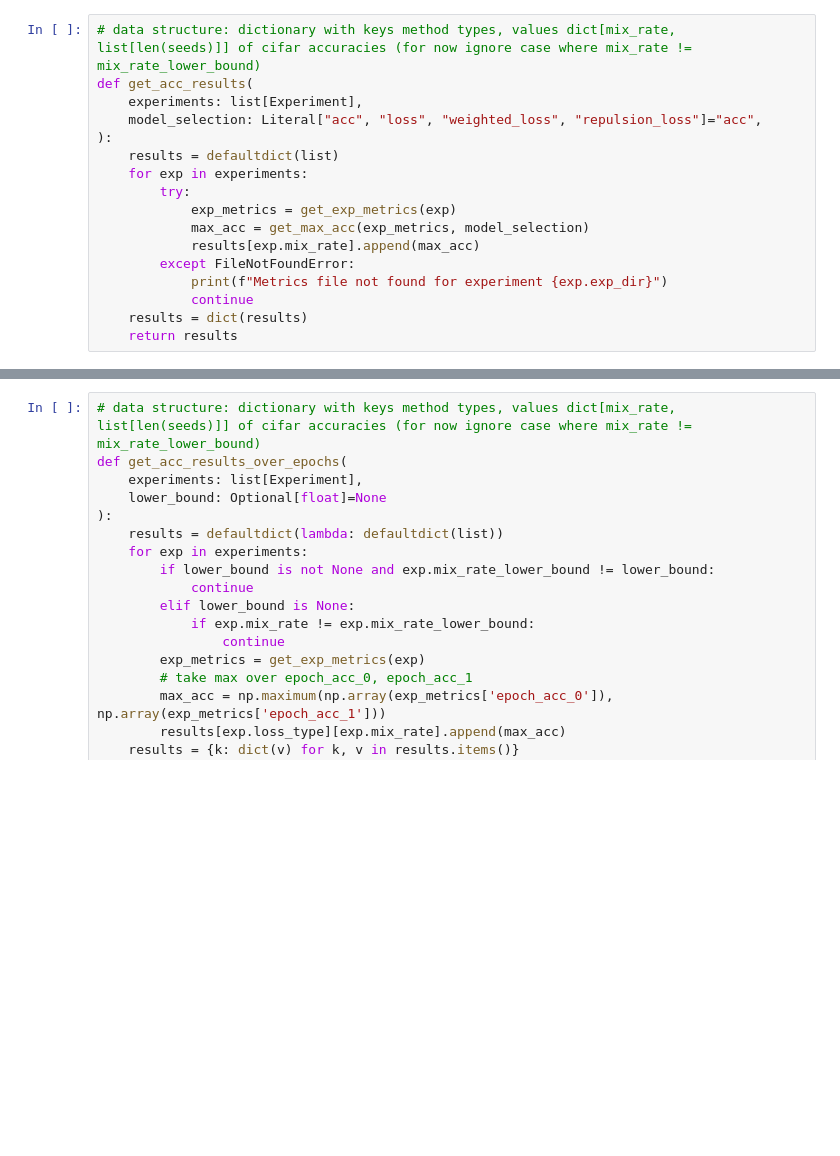
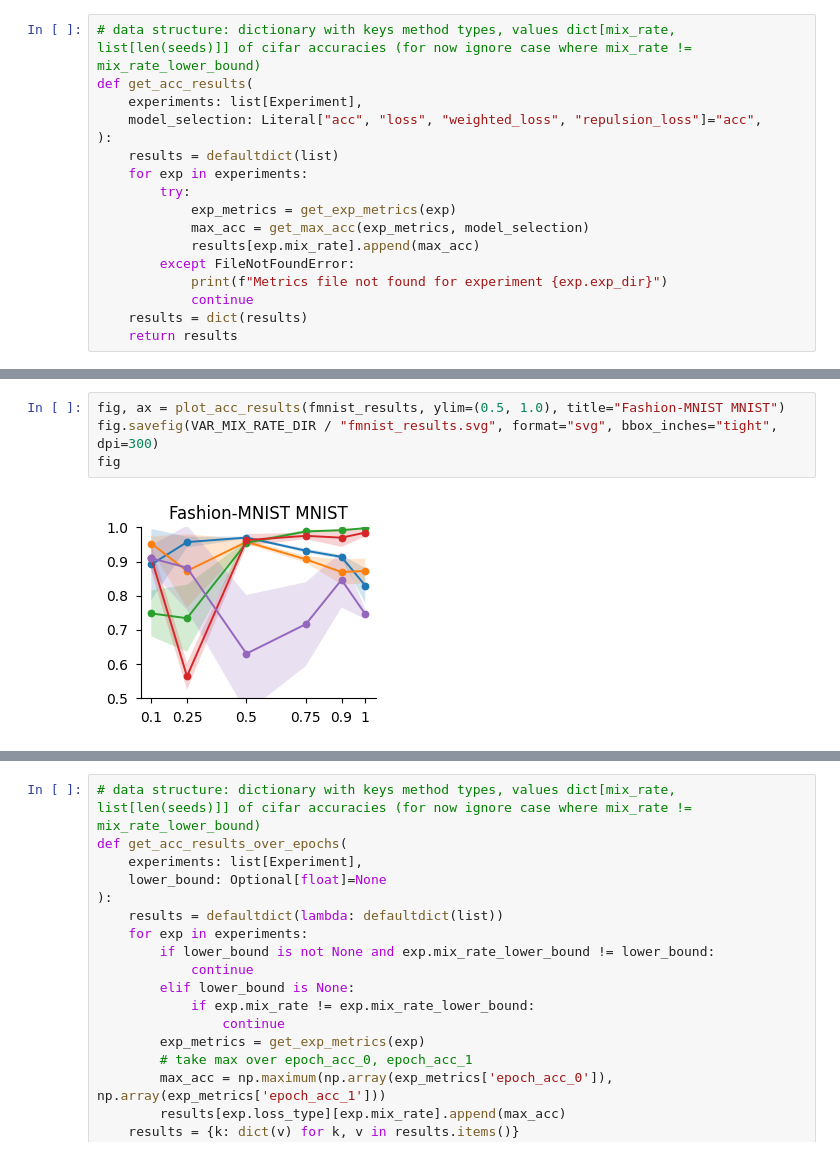
Before and after one commit to oliveradk/diverse-gen, a Jupyter notebook: exp_sweep.ipynb, the cells around one changed output, grey strips where cells are left out. Cells and saved outputs as stored; diff of their text form; blank space fills up the shorter version.

```diff
--- a/exp_sweep.ipynb
+++ b/exp_sweep.ipynb
@@ -387,0 +487,6 @@ plot_model_selection_diffs(results, results_repulsion_loss, "Diversity Loss")
+# %%
+fig, ax = plot_acc_results(fmnist_results, ylim=(0.5, 1.0), title="Fashion-MNIST MNIST")
+fig.savefig(VAR_MIX_RATE_DIR / "fmnist_results.svg", format="svg", bbox_inches="tight", dpi=300)
+fig
+# %% [output]
+[figure, added]
```
Also changed, not shown: parts of 57 cells of this notebook.
